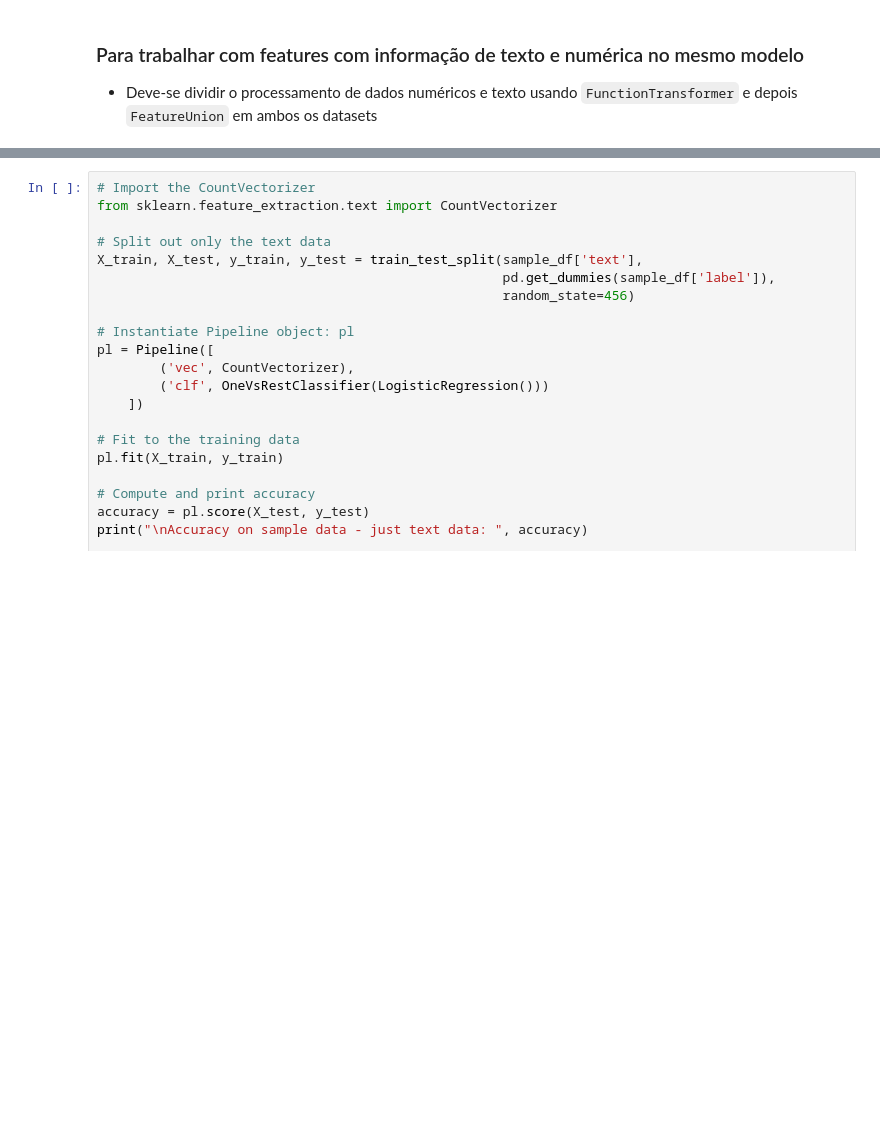
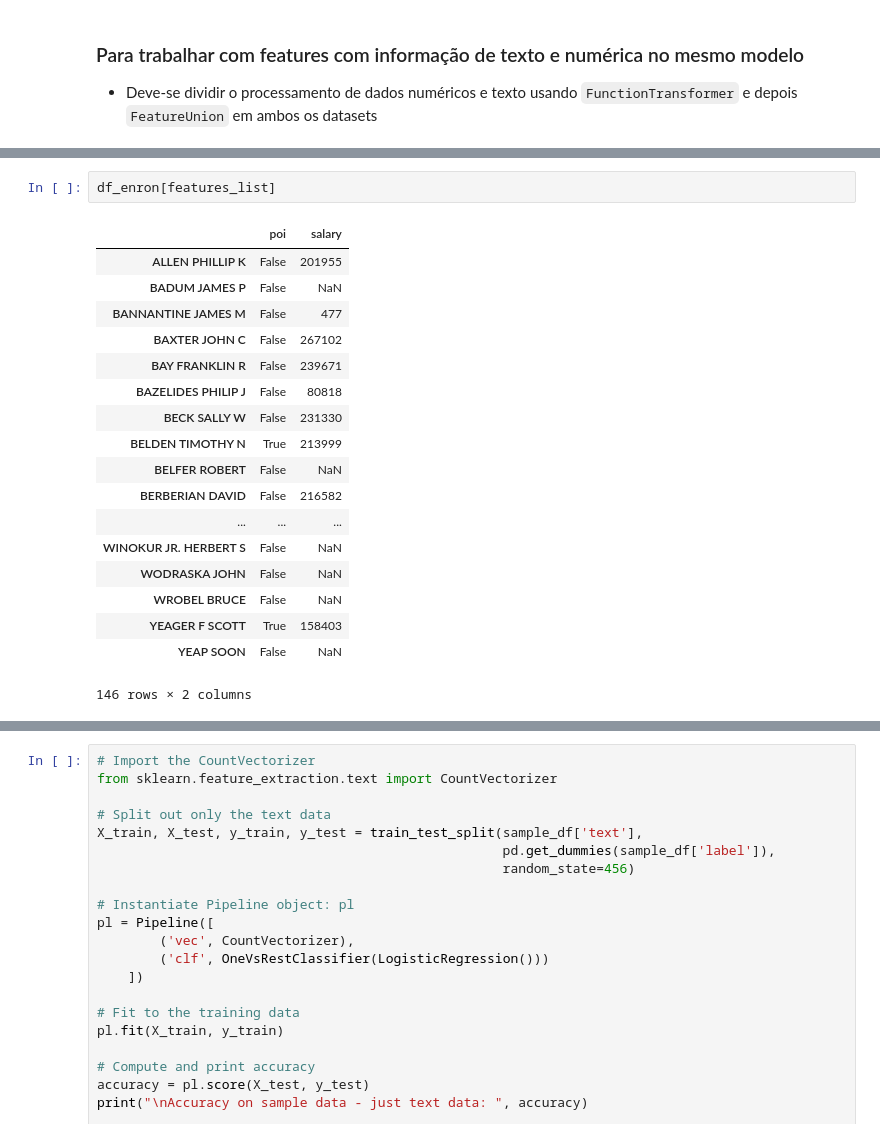
Before and after one commit to GabrielSGoncalves/udacity_nanodegree_datascience2, a Jupyter notebook: final_project/Projeto_Final_Nanodegree_DS_II_GabrielSGoncalves.ipynb, the cells around one changed output, grey strips where cells are left out. Drawn from its saved outputs; the diff is of its cells as text; blank space fills up the shorter version.

```diff
--- a/final_project/Projeto_Final_Nanodegree_DS_II_GabrielSGoncalves.ipynb
+++ b/final_project/Projeto_Final_Nanodegree_DS_II_GabrielSGoncalves.ipynb
@@ -38,0 +104,21 @@ from feature_format import featureFormat, targetFeatureSplit
+# %%
+df_enron[features_list]
+# %% [output]
+|  | poi | salary |
+| ALLEN PHILLIP K | False | 201955 |
+| BADUM JAMES P | False | NaN |
+| BANNANTINE JAMES M | False | 477 |
+| BAXTER JOHN C | False | 267102 |
+| BAY FRANKLIN R | False | 239671 |
+| BAZELIDES PHILIP J | False | 80818 |
+| BECK SALLY W | False | 231330 |
+| BELDEN TIMOTHY N | True | 213999 |
+| BELFER ROBERT | False | NaN |
+| BERBERIAN DAVID | False | 216582 |
+| ... | ... | ... |
+| WINOKUR JR. HERBERT S | False | NaN |
+| WODRASKA JOHN | False | NaN |
+| WROBEL BRUCE | False | NaN |
+| YEAGER F SCOTT | True | 158403 |
+| YEAP SOON | False | NaN |
+146 rows × 2 columns
```
Also changed, not shown: parts of 28 cells of this notebook, 1 other file.
